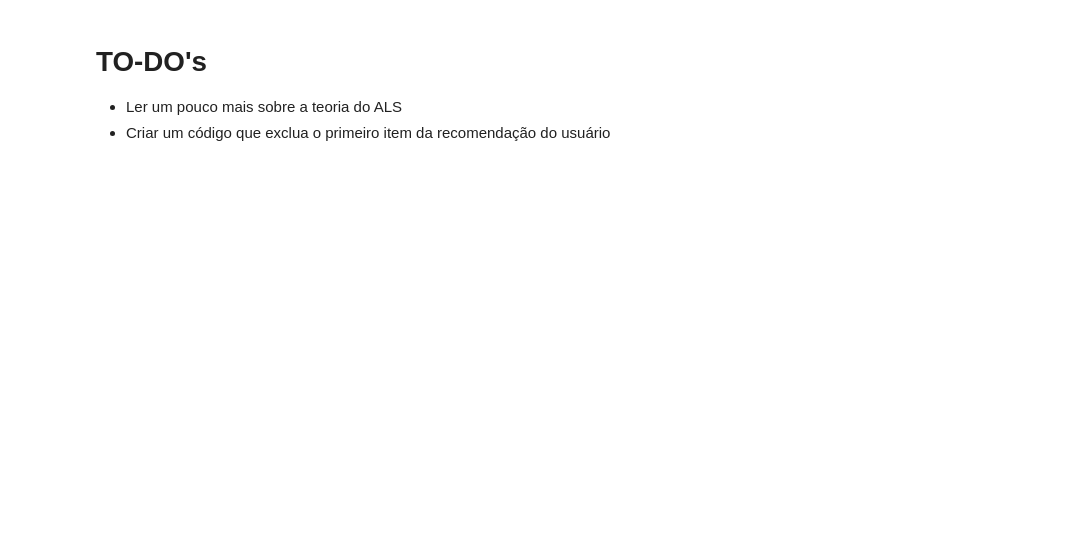
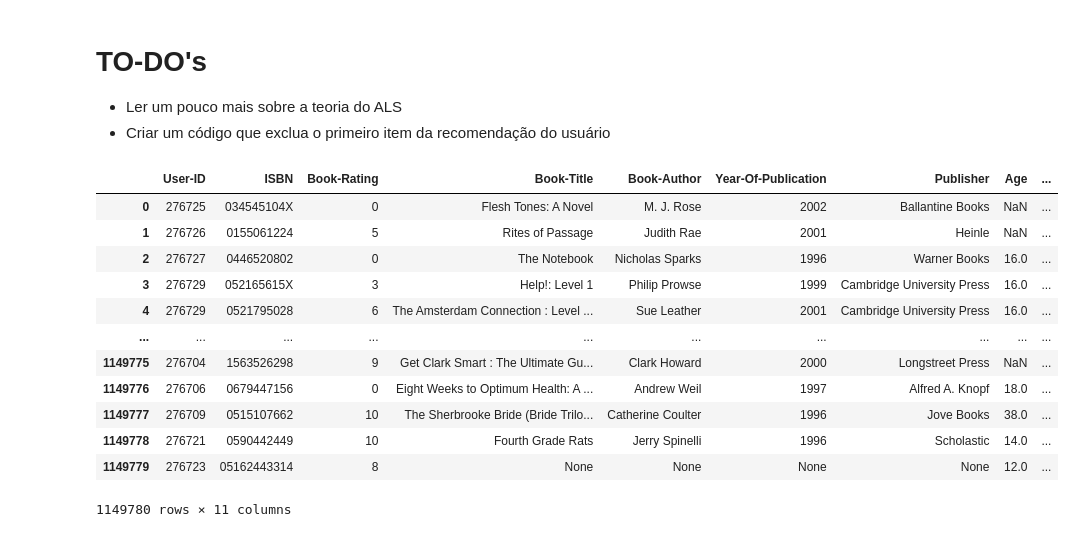
Before and after one commit to barbosarafael/book-recommendation, a Jupyter notebook: 02-notebooks/03-collaborative-filter/02-als.ipynb, the cells around one changed output. Saved outputs shown, nothing was run; the diff lists cells and outputs as text; code cells hidden in the pictures; blank space fills up the shorter version.

```diff
--- a/02-notebooks/03-collaborative-filter/02-als.ipynb
+++ b/02-notebooks/03-collaborative-filter/02-als.ipynb
@@ -136,3 +136,21 @@ recommendations
 
 - Ler um pouco mais sobre a teoria do ALS
 - Criar um código que exclua o primeiro item da recomendação do usuário
+# %%
+test = pd.read_parquet('03-data/02-processed/03-full_data.parquet')
+
+test
+# %% [output]
+|  | User-ID | ISBN | Book-Rating | Book-Title | Book-Author | Year-Of-Publication | Publisher | Age | ... |
+| 0 | 276725 | 034545104X | 0 | Flesh Tones: A Novel | M. J. Rose | 2002 | Ballantine Books | NaN | ... |
+| 1 | 276726 | 0155061224 | 5 | Rites of Passage | Judith Rae | 2001 | Heinle | NaN | ... |
+| 2 | 276727 | 0446520802 | 0 | The Notebook | Nicholas Sparks | 1996 | Warner Books | 16.0 | ... |
+| 3 | 276729 | 052165615X | 3 | Help!: Level 1 | Philip Prowse | 1999 | Cambridge University Press | 16.0 | ... |
+| 4 | 276729 | 0521795028 | 6 | The Amsterdam Connection : Level ... | Sue Leather | 2001 | Cambridge University Press | 16.0 | ... |
+| ... | ... | ... | ... | ... | ... | ... | ... | ... | ... |
+| 1149775 | 276704 | 1563526298 | 9 | Get Clark Smart : The Ultimate Gu... | Clark Howard | 2000 | Longstreet Press | NaN | ... |
+| 1149776 | 276706 | 0679447156 | 0 | Eight Weeks to Optimum Health: A ... | Andrew Weil | 1997 | Alfred A. Knopf | 18.0 | ... |
+| 1149777 | 276709 | 0515107662 | 10 | The Sherbrooke Bride (Bride Trilo... | Catherine Coulter | 1996 | Jove Books | 38.0 | ... |
+| 1149778 | 276721 | 0590442449 | 10 | Fourth Grade Rats | Jerry Spinelli | 1996 | Scholastic | 14.0 | ... |
+| 1149779 | 276723 | 05162443314 | 8 | None | None | None | None | 12.0 | ... |
+1149780 rows × 11 columns
```
Also changed, not shown: parts of 7 cells of this notebook, 1 other file.
